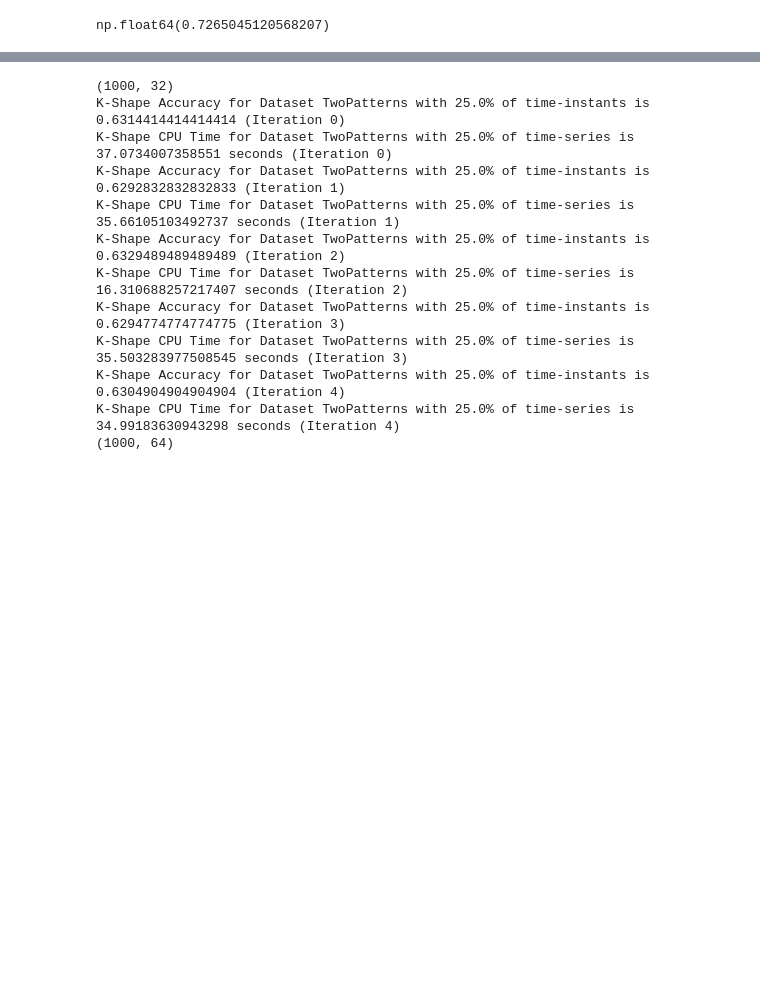
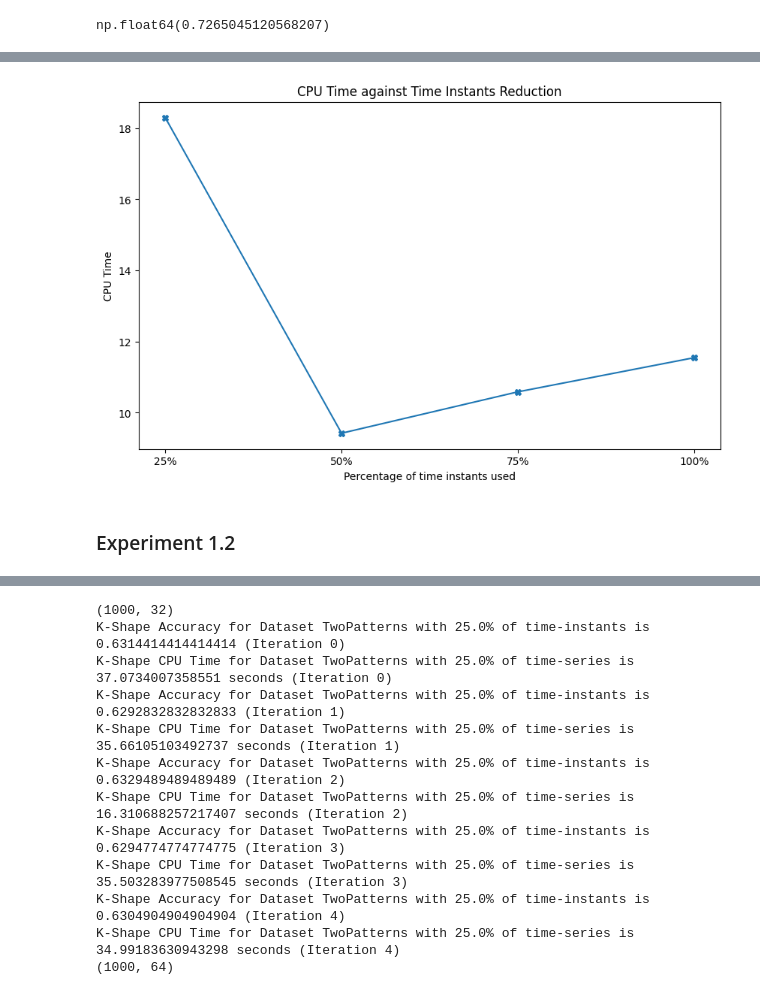
Before and after one commit to lorenzosquassoni/Data-Mining-Project-k-shape, a Jupyter notebook: k-shape-experiments.ipynb, the cells around one changed output, grey strips where cells are left out. Drawn from its saved outputs; the diff is of its cells as text; code cells hidden in the pictures; blank space fills up the shorter version.

Commit message:
Our experiment code

```diff
--- a/k-shape-experiments.ipynb
+++ b/k-shape-experiments.ipynb
@@ -346,0 +365,7 @@ K-Shape CPU Time for Dataset TwoPatterns with 100% of time-series is 17.56834578
+# %%
+x_plt = ['25%','50%','75%','100%']
+line_plot(x_plt,y_plt_c,'CPU Time against Time Instants Reduction','Percentage of time instants used','CPU Time')
+# %% [output]
+[figure, added]
+# %% [markdown]
+### Experiment 1.2
```
Also changed, not shown: parts of 26 cells of this notebook.
